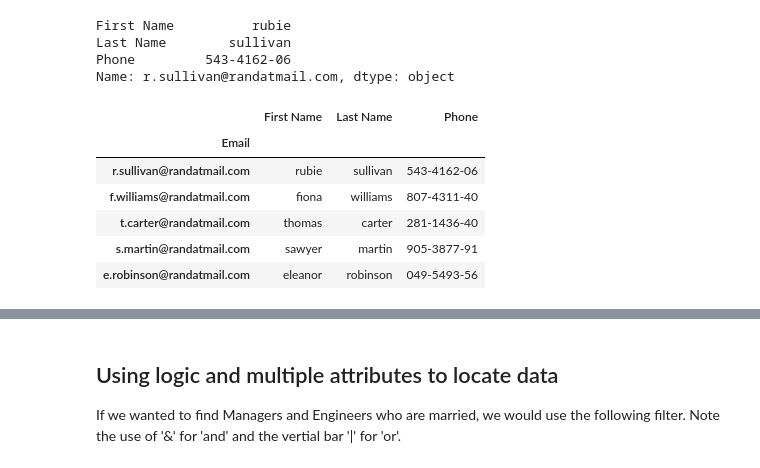
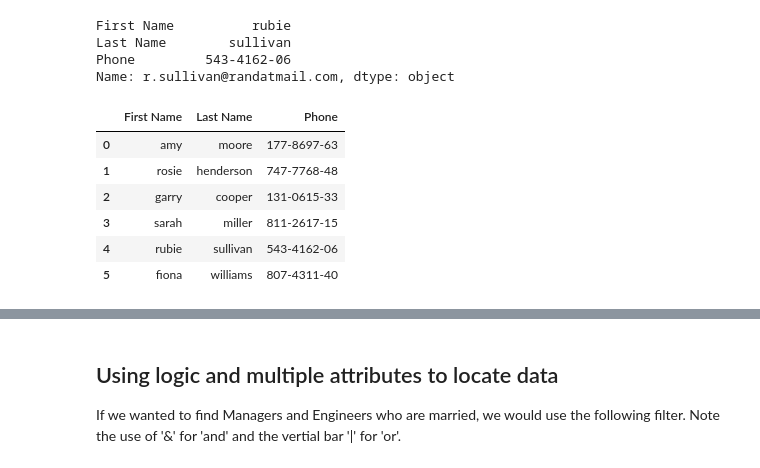
Before and after one commit to gregbott/Python_For_Business_Students, a Jupyter notebook: Pandas2.ipynb, the cells around one changed output, grey strips where cells are left out. Saved outputs shown, nothing was run; the diff lists cells and outputs as text; code cells hidden in the pictures.

```diff
--- a/Pandas2.ipynb
+++ b/Pandas2.ipynb
@@ -236,6 +282,6 @@ df_people.head()
 ## Loading data and specifying an index
 If the data you are loading has a column that should be used as an index, you can specify that column as the index. Although there are better attributes to use for an index, we could index individuals using their email address number using the following statement. Note that the Email column appears far left and in bold indicating is is the index.
 # %%
-df_people = pd.read_csv('files/people_data.csv', index_col = 'Email')
+df_people = pd.read_csv('files/people_data.csv')
 df_people.head()
 # %% [output]
@@ -249,2 +309,6 @@ df_people.head()
 # %%
-df_people.reset_index(inplace=True)
+# After
+df_people = df_people.reset_index(drop=True)
+# %%
+# Before - didn't work
+df_people.set_index(df_people['Marital Status'])
@@ -359,12 +454,12 @@ Last Name        sullivan
 Phone         543-4162-06
 Name: r.sullivan@randatmail.com, dtype: object
 # %%
-df_people.loc['r.sullivan@randatmail.com':'e.robinson@randatmail.com', ['First Name', 'Last Name', 'Phone']]
+df_people.loc[0:5, ['First Name', 'Last Name', 'Phone']]
 # %% [output]
 |  | First Name | Last Name | Phone |
-| Email |  |  |  |
-| r.sullivan@randatmail.com | rubie | sullivan | 543-4162-06 |
-| f.williams@randatmail.com | fiona | williams | 807-4311-40 |
-| t.carter@randatmail.com | thomas | carter | 281-1436-40 |
-| s.martin@randatmail.com | sawyer | martin | 905-3877-91 |
-| e.robinson@randatmail.com | eleanor | robinson | 049-5493-56 |
+| 0 | amy | moore | 177-8697-63 |
+| 1 | rosie | henderson | 747-7768-48 |
+| 2 | garry | cooper | 131-0615-33 |
+| 3 | sarah | miller | 811-2617-15 |
+| 4 | rubie | sullivan | 543-4162-06 |
+| 5 | fiona | williams | 807-4311-40 |
```
Also changed, not shown: parts of 16 cells of this notebook, 1 other file.
